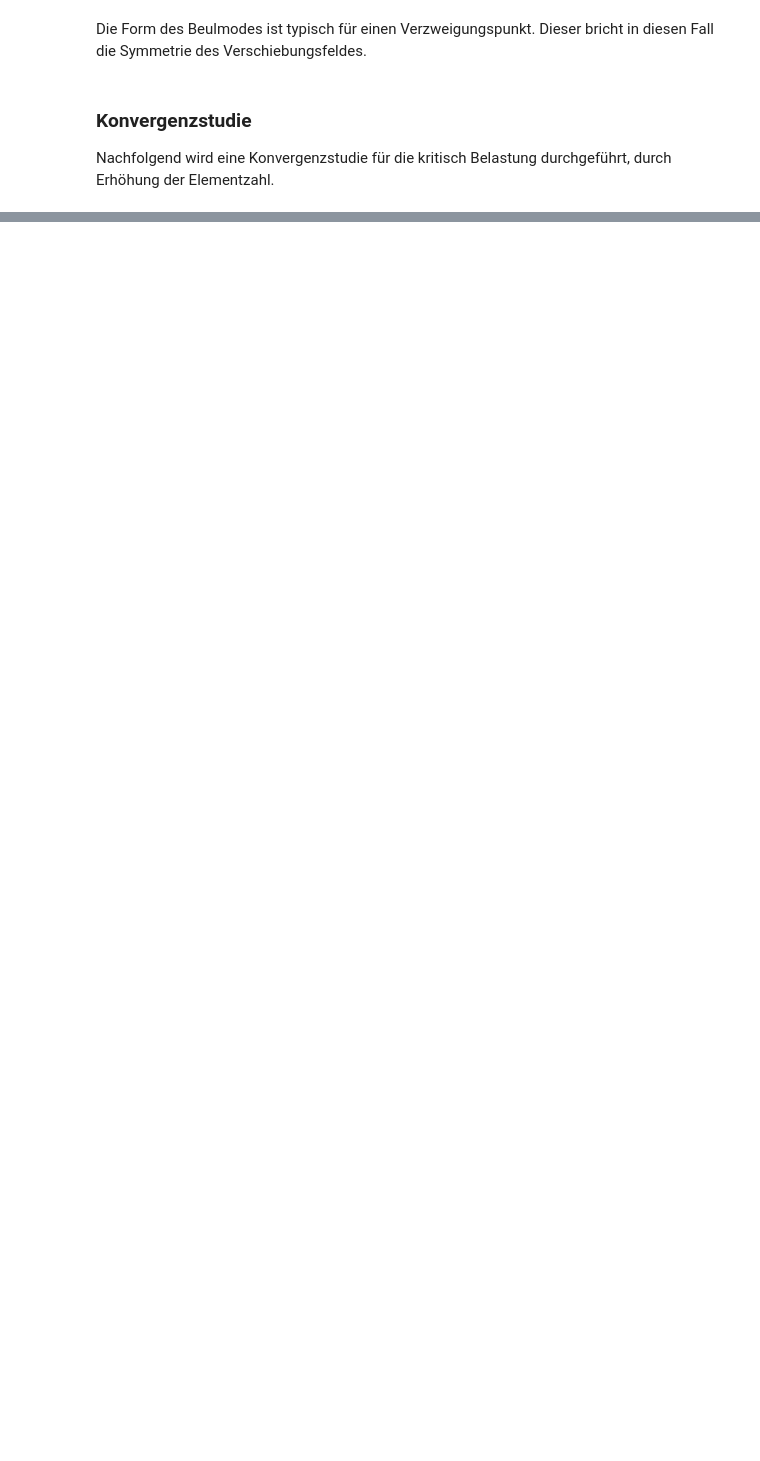
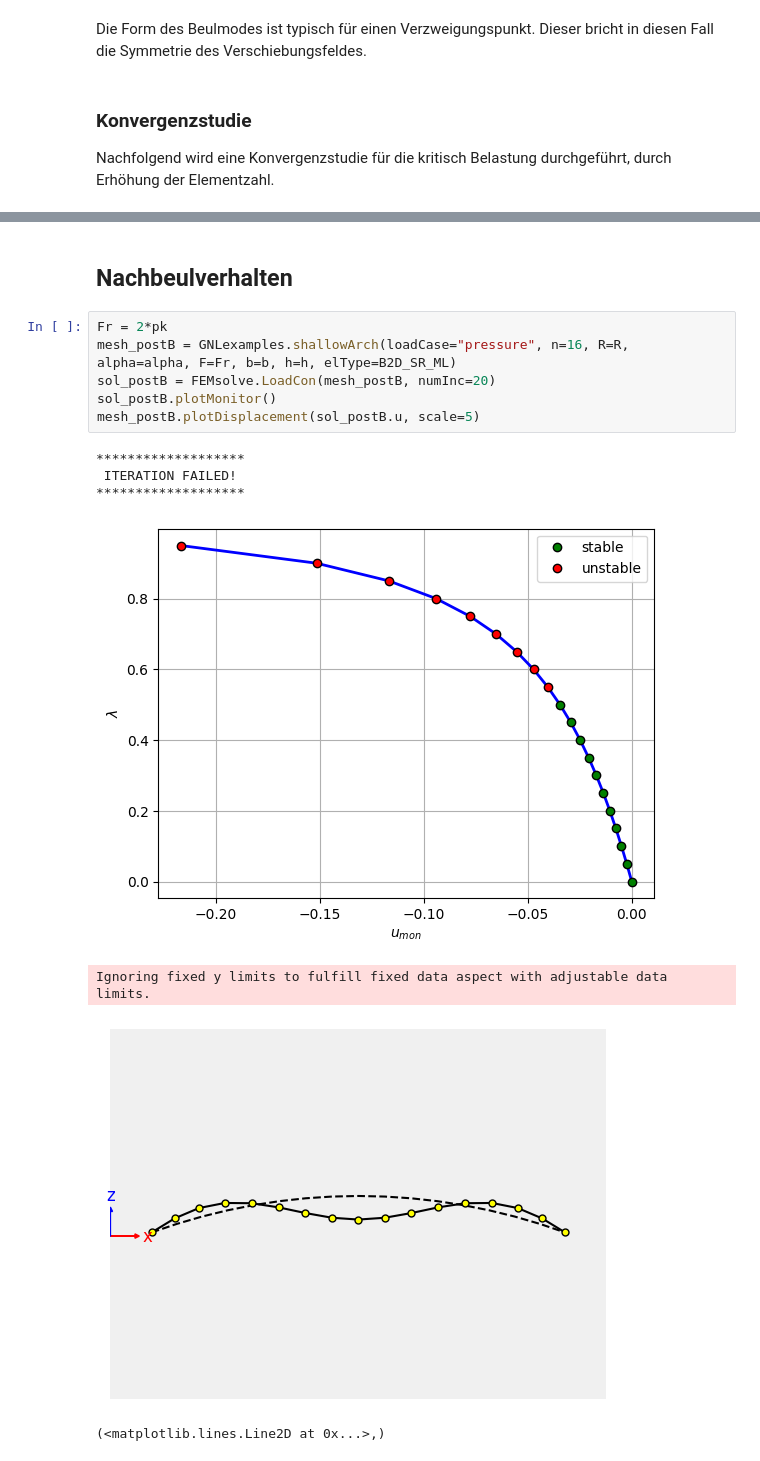
Before and after one commit to FJFalkner/Geometric_Nonlinear_FEM_2D, a Jupyter notebook: stability_circular_arch.ipynb, the cells around one changed output, grey strips where cells are left out. Drawn from its saved outputs; the diff is of its cells as text; blank space fills up the shorter version.

Commit message:
Cont'd on jupyter on arch stability

```diff
--- a/stability_circular_arch.ipynb
+++ b/stability_circular_arch.ipynb
@@ -123,0 +131,16 @@ plt.show()
+# %% [markdown]
+## Nachbeulverhalten
+# %%
+Fr = 2*pk
+mesh_postB = GNLexamples.shallowArch(loadCase="pressure", n=16, R=R, alpha=alpha, F=Fr, b=b, h=h, elType=B2D_SR_ML)
+sol_postB = FEMsolve.LoadCon(mesh_postB, numInc=20)
+sol_postB.plotMonitor()
+mesh_postB.plotDisplacement(sol_postB.u, scale=5)
+# %% [output]
+*******************
+ ITERATION FAILED!
+*******************
+[figure, added]
+Ignoring fixed y limits to fulfill fixed data aspect with adjustable data limits.
+[figure, added]
+(<matplotlib.lines.Line2D at 0x...>,)
```
Also changed, not shown: parts of 6 cells of this notebook, 1 other file.
